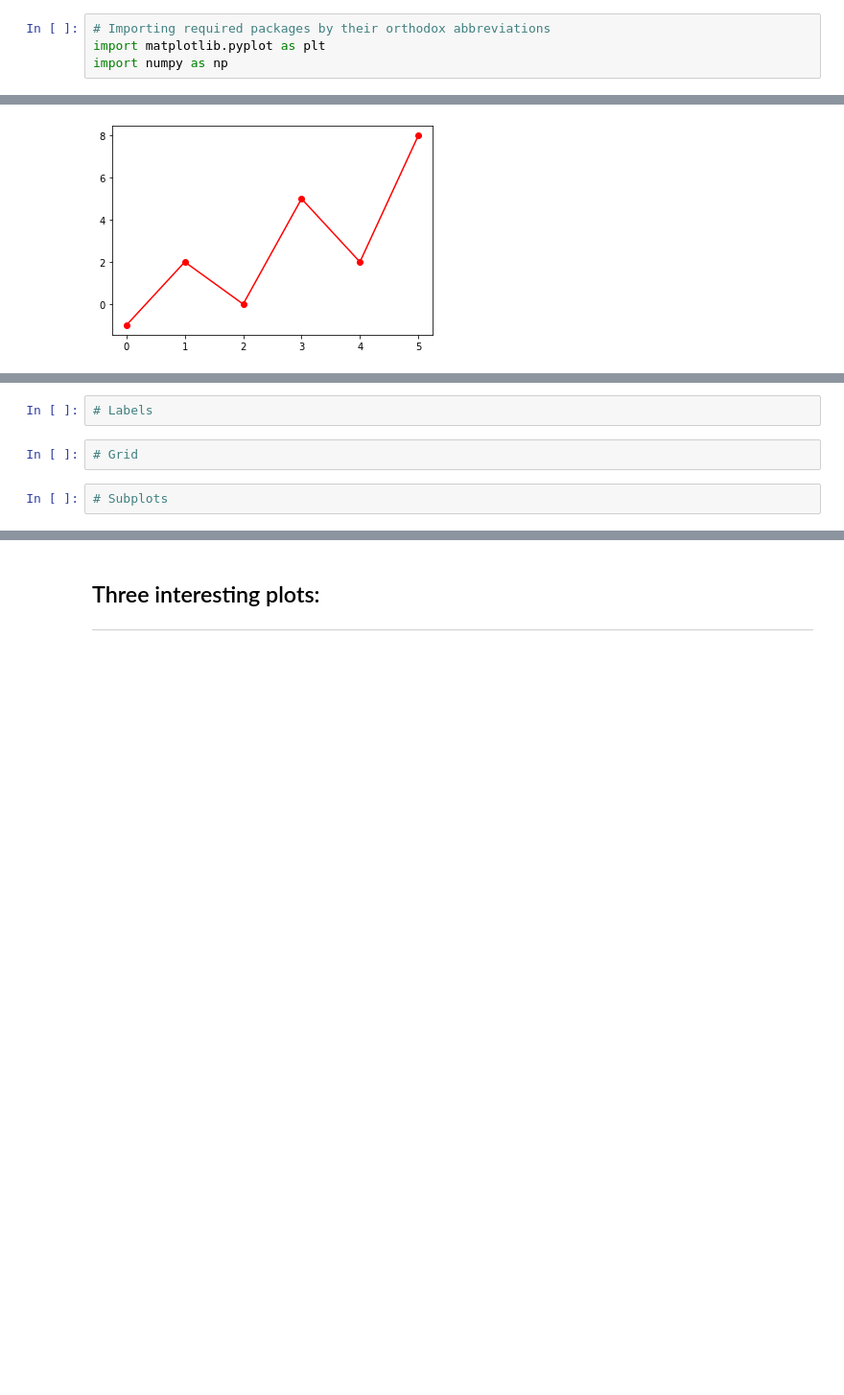
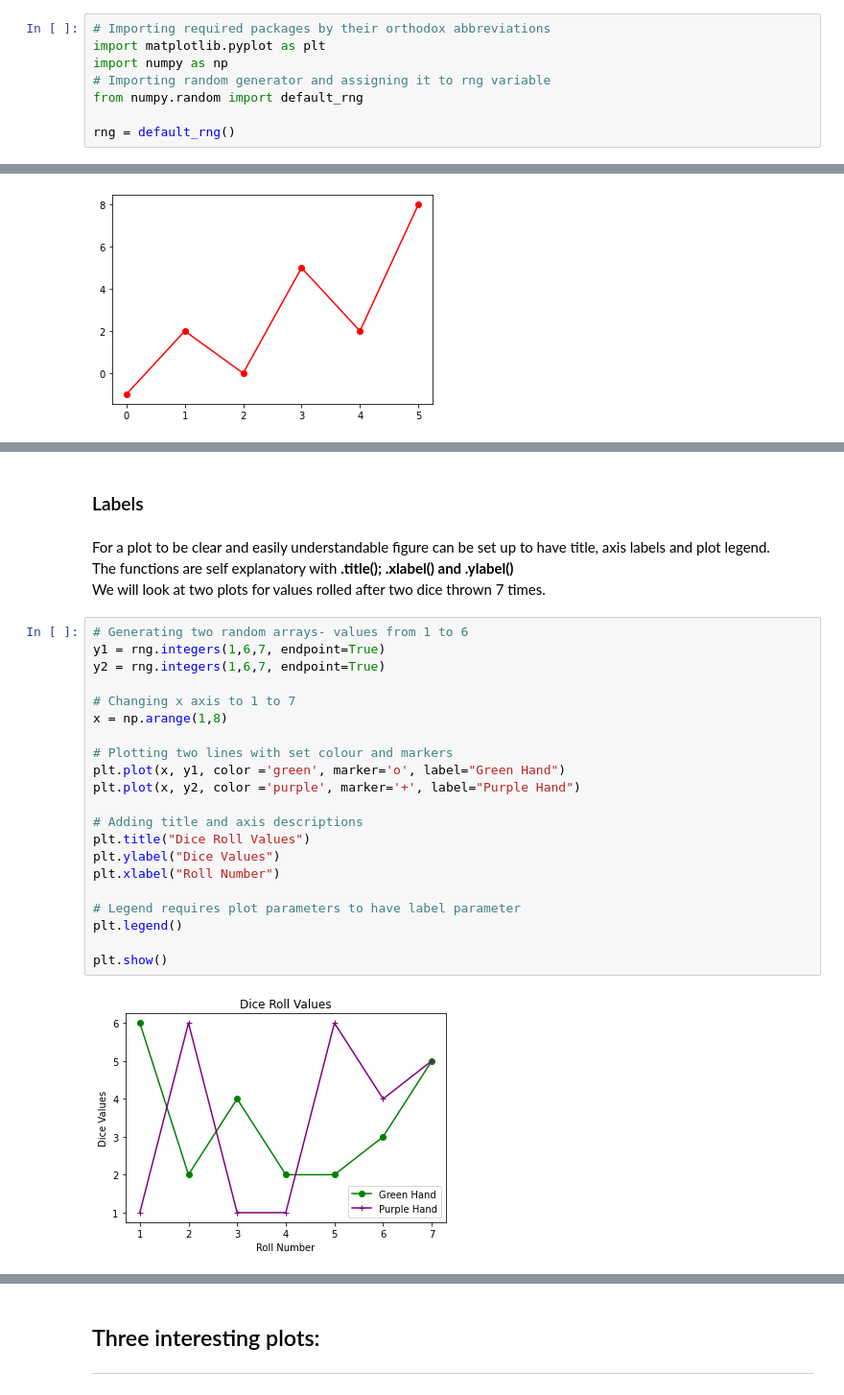
Before and after one commit to Mantvydas-data/FundamentalsofDataAnalysis, a Jupyter notebook: pyplot.ipynb, the cells around one changed output, grey strips where cells are left out. Shown at 96% size. Drawn from its saved outputs; the diff is of its cells as text; blank space fills up the shorter version.

Commit message:
Labels and Grid examples

```diff
--- a/pyplot.ipynb
+++ b/pyplot.ipynb
@@ -24,6 +24,10 @@ Where the second approach is to create plot adhering to Matplotlib object hierar
 # Importing required packages by their orthodox abbreviations
 import matplotlib.pyplot as plt
 import numpy as np
+# Importing random generator and assigning it to rng variable
+from numpy.random import default_rng
+
+rng = default_rng()
 # %% [markdown]
 We will start overview of Pyplot functionality and basic customisations by looking at line style change, adding custom markers, labels, changing grid and subplotting. It is important to note Pyplot is created to take multiple objects that are saved in the memory till .show() or .savefig() are called. If these functions are not called in between different plots it can create an issue or uncoprehensible output.
 # %% [markdown]
@@ -145,6 +149,29 @@ plt.show()
-# %%
-# Labels
-# %%
-# Grid
-# %%
-# Subplots
+# %% [markdown]
+### Labels
+# %% [markdown]
+For a plot to be clear and easily understandable figure can be set up to have title, axis labels and plot legend.<br>
+The functions are self explanatory with **.title(); .xlabel() and .ylabel()**<br>
+We will look at two plots for values rolled after two dice thrown 7 times.
+# %%
+# Generating two random arrays- values from 1 to 6
+y1 = rng.integers(1,6,7, endpoint=True)
+y2 = rng.integers(1,6,7, endpoint=True)
+
+# Changing x axis to 1 to 7
+x = np.arange(1,8)
+
+# Plotting two lines with set colour and markers
+plt.plot(x, y1, color ='green', marker='o', label="Green Hand")
+plt.plot(x, y2, color ='purple', marker='+', label="Purple Hand")
+
+# Adding title and axis descriptions
+plt.title("Dice Roll Values")
+plt.ylabel("Dice Values")
+plt.xlabel("Roll Number")
+
+# Legend requires plot parameters to have label parameter
+plt.legend()
+
+plt.show()
+# %% [output]
+[figure, added]
```
Also changed, not shown: parts of 6 cells of this notebook.
